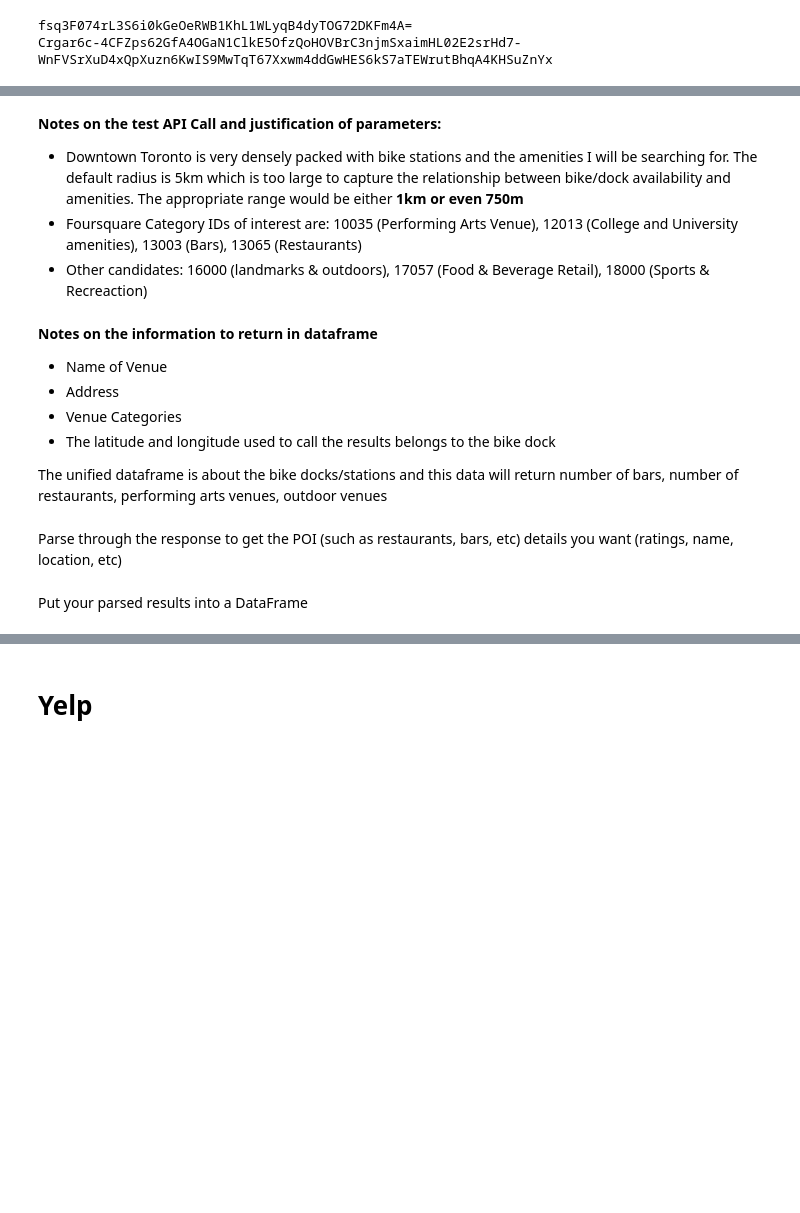
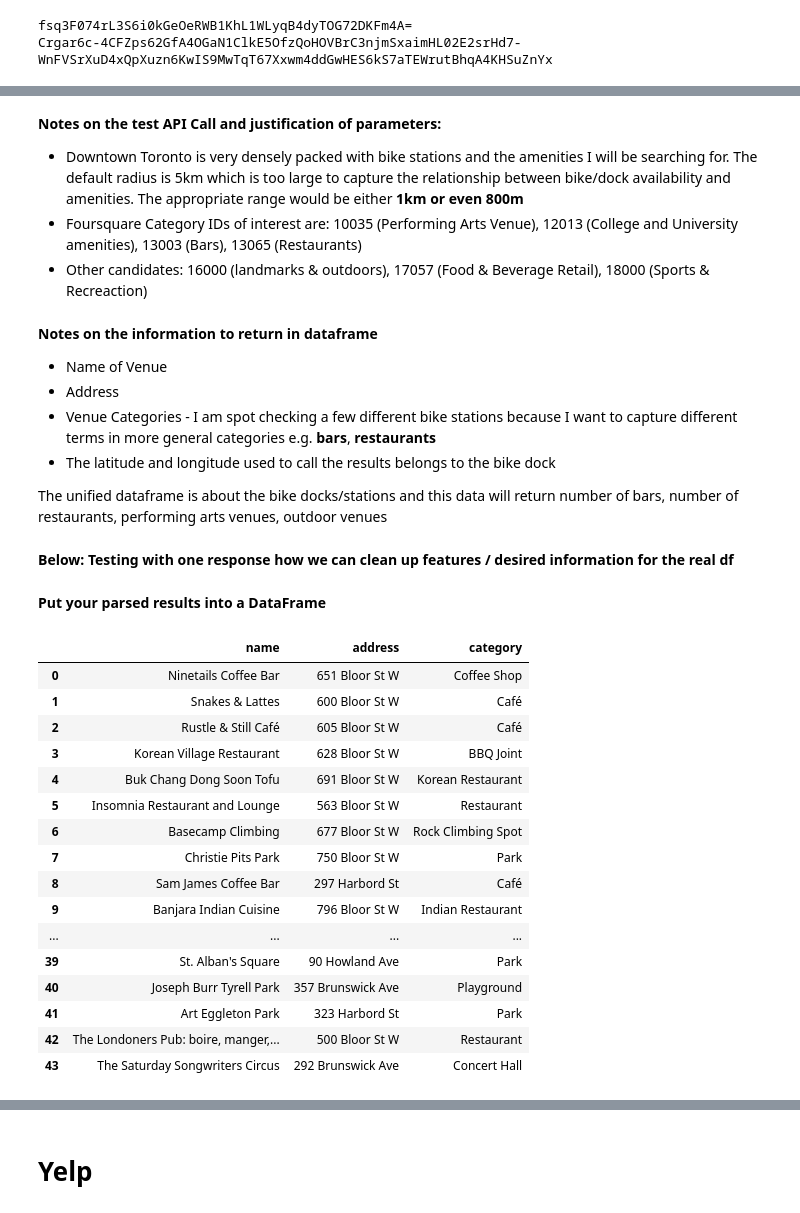
Before and after one commit to tjjdoherty/python-statistical-modelling, a Jupyter notebook: notebooks/yelp_foursquare_EDA.ipynb, the cells around one changed output, grey strips where cells are left out. Cells and saved outputs as stored; diff of their text form; code cells hidden in the pictures; blank space fills up the shorter version.

```diff
--- a/notebooks/yelp_foursquare_EDA.ipynb
+++ b/notebooks/yelp_foursquare_EDA.ipynb
@@ -52,9 +56,11 @@ def get_venues_fs(latitude, longitude, radius, api_key, categories, limit):
 # %%
 # testing
+# latitudes to test: original 43.664467, new 43.601162, other 43.657763
+# longitudes to test: original -79.414783, new -79.504160, other -79.389165
 
 categories = '10035,13003,13065,16000' # See following cell bullet points for category names - bars, restaurants, live shows, outdoors
 
-res = get_venues_fs(latitude=43.664467, longitude=-79.414783, radius=750, api_key=FOURSQUARE_KEY, categories=categories, limit=50)
+res = get_venues_fs(latitude=43.657763, longitude=-79.389165, radius=800, api_key=FOURSQUARE_KEY, categories=categories, limit=50)
 
 print(len(res['results']))
 print("\n")
@@ -74,7 +80,4 @@ for venue in res['results']:
     first_category = venue['categories'][0]['name']
     category_names = [category['name'] for category in venue['categories']] # there are multiple categories for some venues
     print(f"{name}, {address}, {first_category}, {category_names}")
-
-
-# print(res['results'])
 # %% [output]
@@ -98,17 +101,60 @@ The Saturday Songwriters Circus, 292 Brunswick Ave, Concert Hall, ['Concert Hall
 # %% [markdown]
 **Notes on the test API Call and justification of parameters:**
-- Downtown Toronto is very densely packed with bike stations and the amenities I will be searching for. The default radius is 5km which is too large to capture the relationship between bike/dock availability and amenities. The appropriate range would be either **1km or even 750m**
+- Downtown Toronto is very densely packed with bike stations and the amenities I will be searching for. The default radius is 5km which is too large to capture the relationship between bike/dock availability and amenities. The appropriate range would be either **1km or even 800m**
 - Foursquare Category IDs of interest are: 10035 (Performing Arts Venue), 12013 (College and University amenities), 13003 (Bars), 13065 (Restaurants)
 - Other candidates: 16000 (landmarks & outdoors), 17057 (Food & Beverage Retail), 18000 (Sports & Recreaction)
 # %% [markdown]
 **Notes on the information to return in dataframe**
 - Name of Venue
 - Address
-- Venue Categories
+- Venue Categories - I am spot checking a few different bike stations because I want to capture different terms in more general categories e.g. **bars**, **restaurants**
 - The latitude and longitude used to call the results belongs to the bike dock
 
 The unified dataframe is about the bike docks/stations and this data will return number of bars, number of restaurants, performing arts venues, outdoor venues
-# %% [markdown]
-Parse through the response to get the POI (such as restaurants, bars, etc) details you want (ratings, name, location, etc)
+# %% [markdown]
+**Below: Testing with one response how we can clean up features / desired information for the real df**
 # %% [markdown]
-Put your parsed results into a DataFrame
+**Put your parsed results into a DataFrame**
+# %%
+search_categories = '10035,13003,13065,16000' # See following cell bullet points for category names - bars, restaurants, live shows, outdoor parks
+
+res = get_venues_fs(latitude=43.664467, longitude=-79.414783, radius=800, api_key=FOURSQUARE_KEY, categories=search_categories, limit=50)
+
+name_list = []
+address_list = []
+category_list = []
+
+for venue in res['results']:
+    name_list.append(venue['name'])
+    address_list.append(venue['location'].get('address', 'Address not available'))
+    category_list.append(venue['categories'][0]['name'])
+
+
+test_venue_dictionary = {
+    'name': name_list,
+    'address': address_list,
+    'category': category_list
+}
+
+test_venue_df = pd.DataFrame(test_venue_dictionary)
+test_venue_df
+# csv_file_path = '../data/test_venue_df.csv' # the file path to put new saves into the data directory
+# test_venue_df.to_csv(csv_file_path, index=False)
+# %% [output]
+|  | name | address | category |
+| 0 | Ninetails Coffee Bar | 651 Bloor St W | Coffee Shop |
+| 1 | Snakes & Lattes | 600 Bloor St W | Café |
+| 2 | Rustle & Still Café | 605 Bloor St W | Café |
+| 3 | Korean Village Restaurant | 628 Bloor St W | BBQ Joint |
+| 4 | Buk Chang Dong Soon Tofu | 691 Bloor St W | Korean Restaurant |
+| 5 | Insomnia Restaurant and Lounge | 563 Bloor St W | Restaurant |
+| 6 | Basecamp Climbing | 677 Bloor St W | Rock Climbing Spot |
+| 7 | Christie Pits Park | 750 Bloor St W | Park |
+| 8 | Sam James Coffee Bar | 297 Harbord St | Café |
+| 9 | Banjara Indian Cuisine | 796 Bloor St W | Indian Restaurant |
+| ... | ... | ... | ... |
+| 39 | St. Alban's Square | 90 Howland Ave | Park |
+| 40 | Joseph Burr Tyrell Park | 357 Brunswick Ave | Playground |
+| 41 | Art Eggleton Park | 323 Harbord St | Park |
+| 42 | The Londoners Pub: boire, manger,... | 500 Bloor St W | Restaurant |
+| 43 | The Saturday Songwriters Circus | 292 Brunswick Ave | Concert Hall |
```
Also changed, not shown: parts of 9 cells of this notebook, 2 other files.
